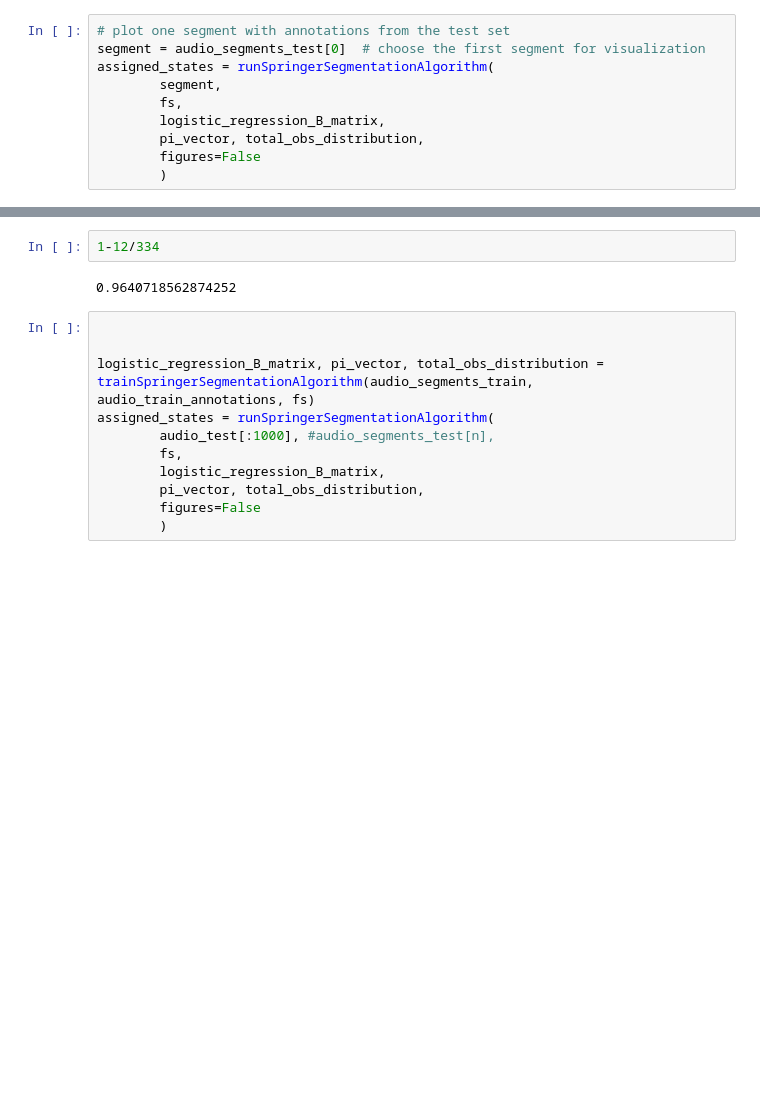
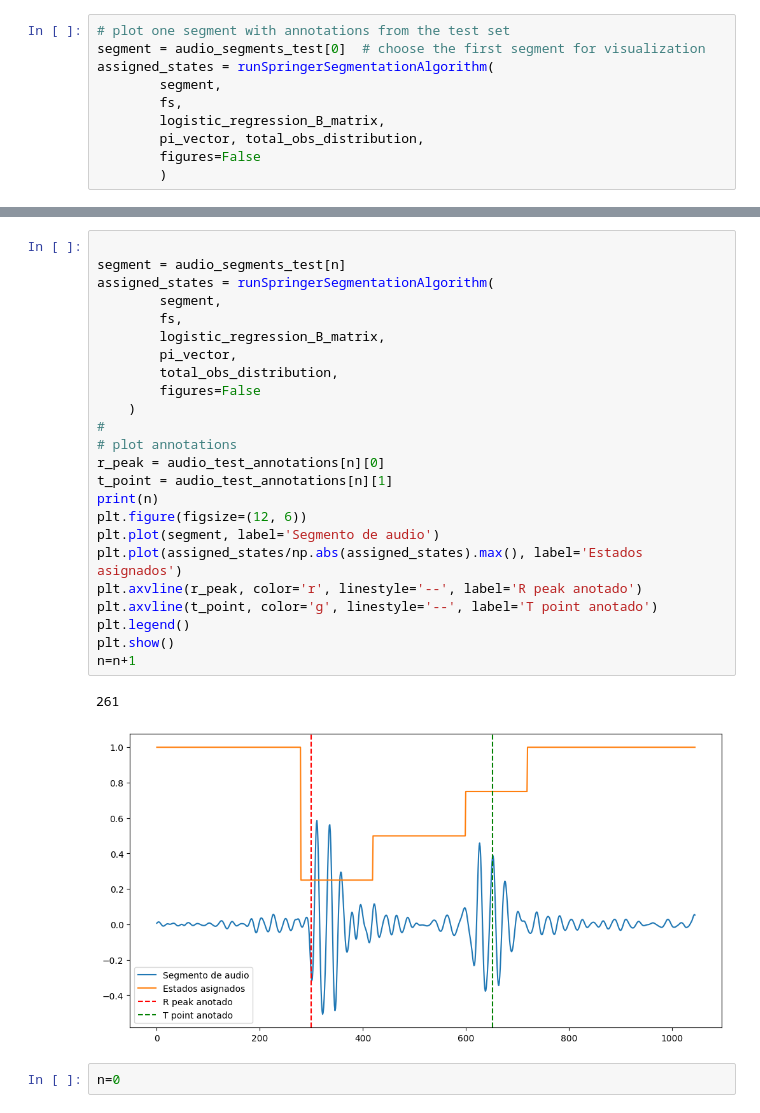
Before and after one commit to djorgeext/pcg-ecg-analysis, a Jupyter notebook: Springer-Segmentation-Code-master/test_python_implementation.ipynb, the cells around one changed output, grey strips where cells are left out. Drawn from its saved outputs; the diff is of its cells as text; blank space fills up the shorter version.

```diff
--- a/Springer-Segmentation-Code-master/test_python_implementation.ipynb
+++ b/Springer-Segmentation-Code-master/test_python_implementation.ipynb
@@ -164,15 +231,29 @@ plt.show()
 # %%
-1-12/334
+
+segment = audio_segments_test[n]
+assigned_states = runSpringerSegmentationAlgorithm(
+        segment,
+        fs,
+        logistic_regression_B_matrix,
+        pi_vector,
+        total_obs_distribution,
+        figures=False
+    )
+#
+# plot annotations
+r_peak = audio_test_annotations[n][0]
+t_point = audio_test_annotations[n][1]
+print(n)
+plt.figure(figsize=(12, 6))
+plt.plot(segment, label='Segmento de audio')
+plt.plot(assigned_states/np.abs(assigned_states).max(), label='Estados asignados')
+plt.axvline(r_peak, color='r', linestyle='--', label='R peak anotado')
+plt.axvline(t_point, color='g', linestyle='--', label='T point anotado')
+plt.legend()
+plt.show()
+n=n+1
 # %% [output]
-0.9640718562874252
+261
+[figure, added]
-# %%
-
-
-logistic_regression_B_matrix, pi_vector, total_obs_distribution = trainSpringerSegmentationAlgorithm(audio_segments_train, audio_train_annotations, fs)
-assigned_states = runSpringerSegmentationAlgorithm(
-        audio_test[:1000], #audio_segments_test[n],
-        fs,
-        logistic_regression_B_matrix,
-        pi_vector, total_obs_distribution,
-        figures=False
-        )
+# %%
+n=0
```
Also changed, not shown: parts of 6 cells of this notebook, 1 other file.
